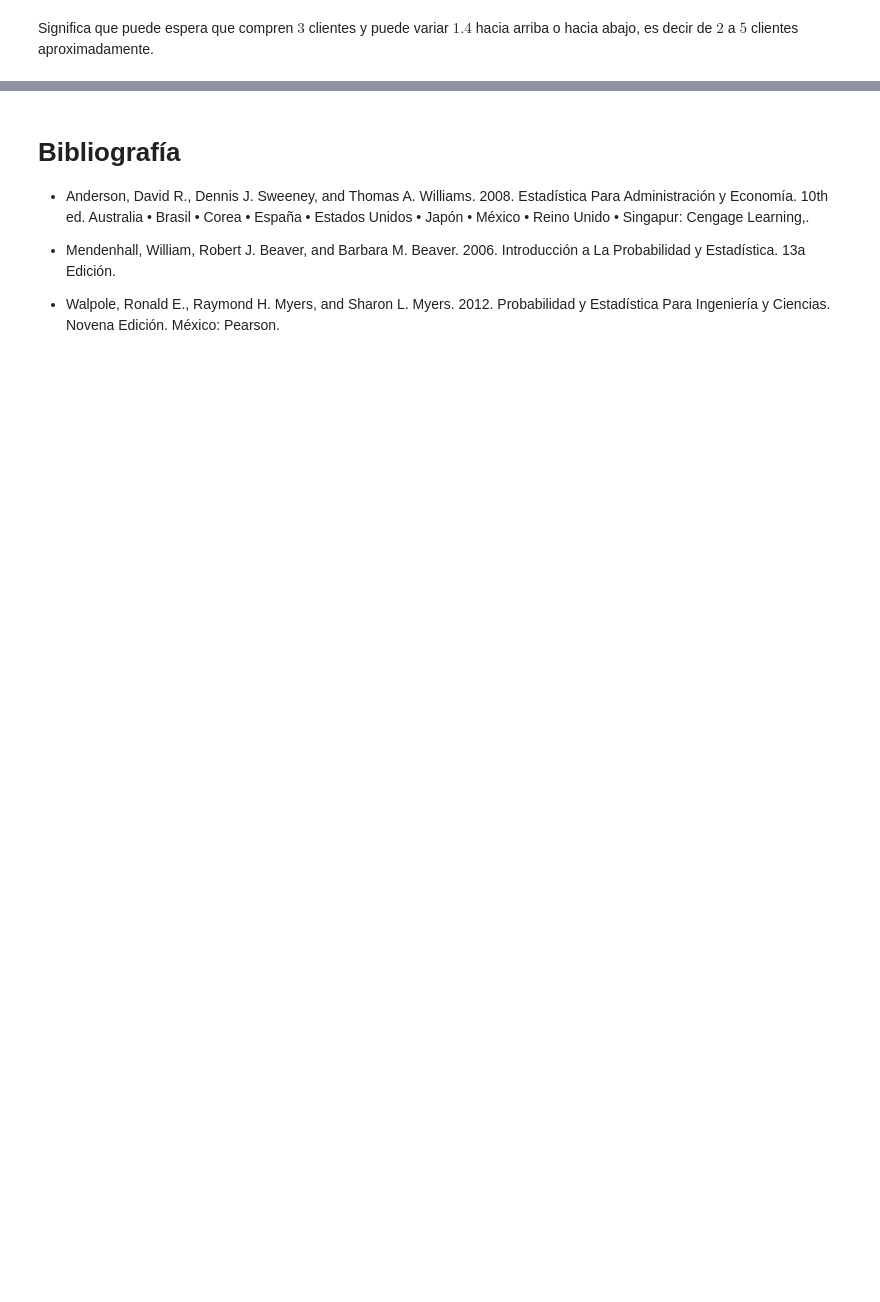
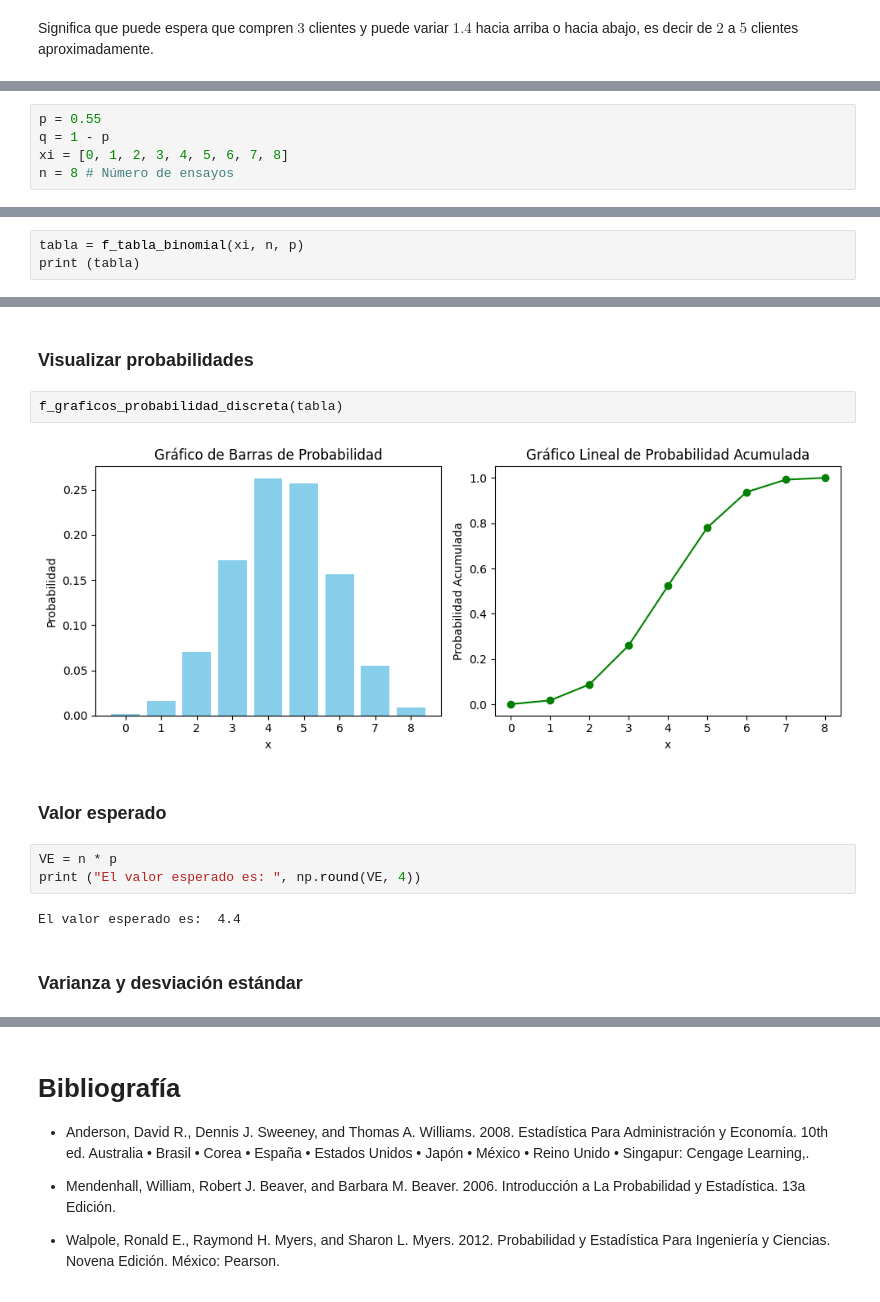
Before and after one commit to rpizarrog/probabilidad-y-estad-stica, a Jupyter notebook: Python 2023/Caso_17_Distribución_binomial.ipynb, the cells around one changed output, grey strips where cells are left out. Saved outputs shown, nothing was run; the diff lists cells and outputs as text; blank space fills up the shorter version.

```diff
--- a/Python 2023/Caso_17_Distribución_binomial.ipynb
+++ b/Python 2023/Caso_17_Distribución_binomial.ipynb
@@ -214,0 +268,5 @@ Significa que puede espera que compren $3$ clientes y puede variar $1.4$ hacia a
+# %%
+p = 0.55
+q = 1 - p
+xi = [0, 1, 2, 3, 4, 5, 6, 7, 8]
+n = 8 # Número de ensayos
@@ -214,0 +277,3 @@ Significa que puede espera que compren $3$ clientes y puede variar $1.4$ hacia a
+# %%
+tabla = f_tabla_binomial(xi, n, p)
+print (tabla)
@@ -214,0 +291,15 @@ Significa que puede espera que compren $3$ clientes y puede variar $1.4$ hacia a
+# %% [markdown]
+### Visualizar probabilidades
+# %%
+f_graficos_probabilidad_discreta(tabla)
+# %% [output]
+[figure, added]
+# %% [markdown]
+### Valor esperado
+# %%
+VE = n * p
+print ("El valor esperado es: ", np.round(VE, 4))
+# %% [output]
+El valor esperado es:  4.4
+# %% [markdown]
+### Varianza y desviación estándar
```
Also changed, not shown: parts of 16 cells of this notebook.
